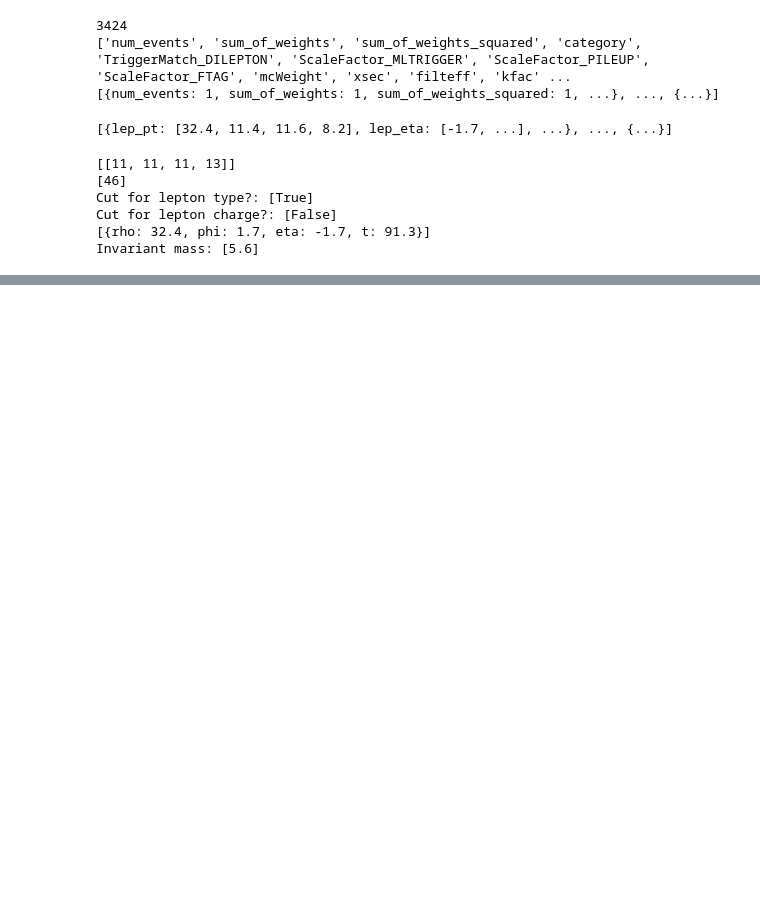
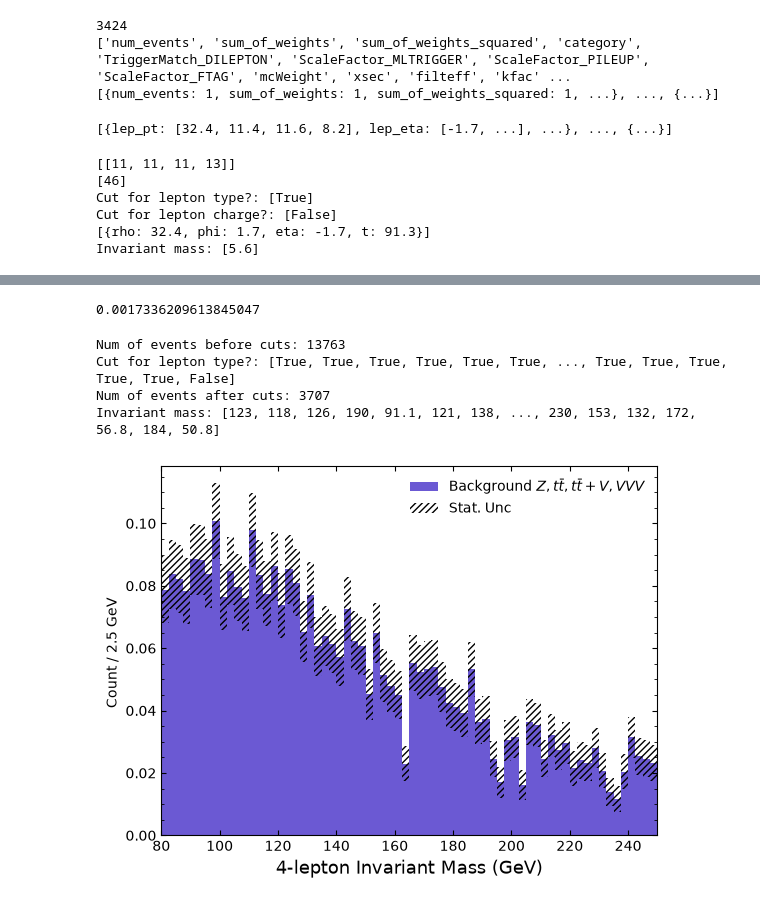
Before and after one commit to chrissellgrenbackup/intro-hep-project, a Jupyter notebook: mytutorialmacros/HZZ_tutorialanalysis.ipynb, the cells around one changed output, grey strips where cells are left out. Drawn from its saved outputs; the diff is of its cells as text; code cells hidden in the pictures; blank space fills up the shorter version.

```diff
--- a/mytutorialmacros/HZZ_tutorialanalysis.ipynb
+++ b/mytutorialmacros/HZZ_tutorialanalysis.ipynb
@@ -159,11 +132,9 @@ def cut_lep_type(lep_type):
     return lep_type_cut_bool
 
 def cut_lep_charge(lep_charge):
-    lep_charge = entry['lep_charge']
-    sum_lep_charge = lep_charge[:,0] + lep_charge[:,1] + lep_charge[:,2] + lep_charge[:,3]
-    lep_charge_cut_bool = (sum_lep_charge != 0)
-    print(f"Cut for lepton charge?: {lep_charge_cut_bool}")
-    return lep_charge_cut_bool
+    # first lepton in each event is [:, 0], 2nd lepton is [:, 1] etc
+    sum_lep_charge = lep_charge[:, 0] + lep_charge[:, 1] + lep_charge[:, 2] + lep_charge[:, 3] != 0
+    return sum_lep_charge # True means we should remove this entry (sum of lepton charges is not equal to 0)
 
 def calc_mass(lep_pt,lep_eta,lep_phi,lep_e):
     p4 = vector.zip({"pt": lep_pt, "eta": lep_eta, "phi": lep_phi, "E": lep_e})
@@ -188,0 +249,70 @@ def ID_iso_cut(IDel,IDmu,isoel,isomu,pid):
+# %%
+# now generalize this calc in a function for any event
+def calc_weight(weight_vars,events):
+    total_weight = lumi * 1000 / events["sum_of_weights"]
+    for var in weight_vars:
+        total_weight = total_weight * abs(events[var])
+    return total_weight
+
+print(calc_weight(weight_variables,event))
+# should get same answer for the weight of event 0
+# %% [output]
+0.0017336209613845047
+# %%
+# now apply same cuts before so we can plot the MC data.
+# same code as before, but we add weight_variables to tree.iterate() and store weights in each event using new dictionary key
+
+mc_data = [] # will store data after cuts in this list
+# need to understand what this tree.iterate object structure is
+for data in tree.iterate(variables + weight_variables + ['sum_of_weights'], library='ak'): #use all variables for cuts + weight variables
+    print(f"Num of events before cuts: {len(data)}")
+    lep_type   = data['lep_type']
+    data = data[~cut_lep_type(lep_type)]
+    lep_charge = data['lep_charge'] # this line needs to come after the first cut so the length of the array matches
+    data = data[~cut_lep_charge(lep_charge)]
+
+    print(f"Num of events after cuts: {len(data)}")
+    data['mass'] = calc_mass(data['lep_pt'],data['lep_eta'],data['lep_phi'],data['lep_e'])
+
+    data['totalWeight'] = calc_weight(weight_variables, data)
+
+    mc_data.append(data)
+
+bg_ttbar = ak.concatenate(mc_data)
+# %% [output]
+Num of events before cuts: 13763
+Cut for lepton type?: [True, True, True, True, True, True, ..., True, True, True, True, True, False]
+Num of events after cuts: 3707
+Invariant mass: [123, 118, 126, 190, 91.1, 121, 138, ..., 230, 153, 132, 172, 56.8, 184, 50.8]
+# %%
+# plot MC data
+
+stepsize = 2.5 # GeV
+
+mc_x = ak.to_numpy(bg_ttbar['mass']) #list to hold MC invar mass entries
+# what was structure of the awkward array before we flattened it?
+mc_weights = ak.to_numpy(bg_ttbar['totalWeight'])
+mc_labels = r'Background $Z, t\bar{t}, t\bar{t}+V,VVV$'
+mc_colors = samples[r'Background $Z,t\bar{t},t\bar{t}+V,VVV$']['color'] #what is going on here?
+
+# plot
+plot = plt.gca()
+mc_heights = plot.hist(mc_x,bins=bin_edges,weights=mc_weights,stacked=True,color=mc_colors,label=mc_labels)
+mc_x_tot = mc_heights[0] # stacked background MC y-axis val
+#MC stat uncertainty is sqrt(sum w^2)
+mc_x_err = np.sqrt(np.histogram(np.hstack(mc_x),bins=bin_edges,weights=np.hstack(mc_weights)**2)[0])
+
+# plot uncertainty
+plot.bar(bin_centers, #x
+            2*mc_x_err, #heights
+            alpha=0.5, color='none',hatch="/////",
+            bottom=mc_x_tot-mc_x_err, width=step_size,label='Stat. Unc')
+
+plot.set_xlabel("4-lepton Invariant Mass (GeV)",fontsize=13)
+plot.set_ylabel(f"Count / {step_size} GeV ")
+plot.legend(frameon=False)
+plot.set_xlim(left=xmin,right=xmax)
+plot.tick_params(which='both',direction='in',right=True,top=True)
+plot.yaxis.set_minor_locator(AutoMinorLocator())
+# %% [output]
+[figure, added]
```
Also changed, not shown: parts of 8 cells of this notebook.
